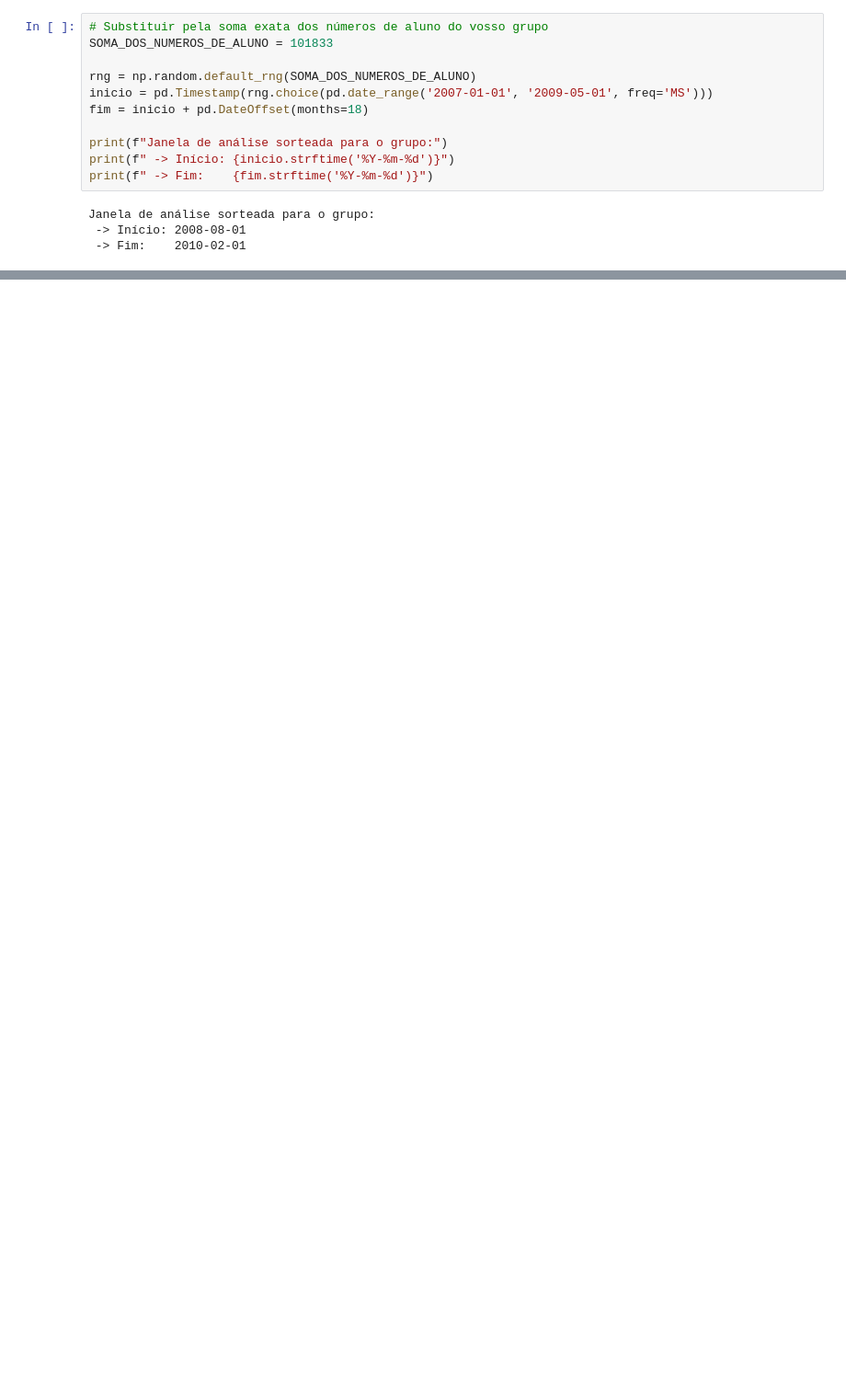
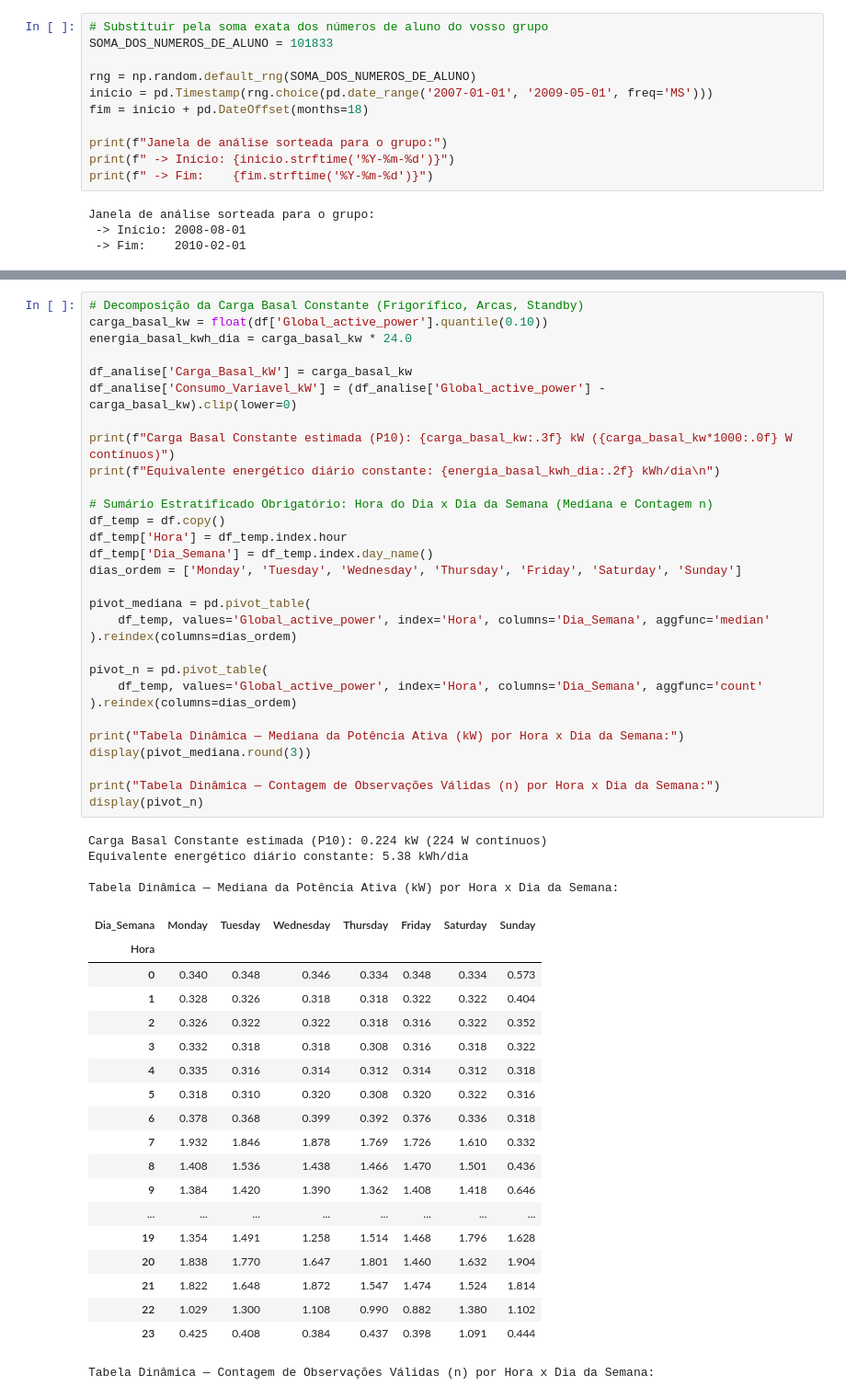
Before and after one commit to Francisco612/AD_Projeto_Final, a Jupyter notebook: notebooks/01_parte1_lusoenergia.ipynb, the cells around one changed output, grey strips where cells are left out. Shown at 92% size. Drawn from its saved outputs; the diff is of its cells as text; blank space fills up the shorter version.

```diff
--- a/notebooks/01_parte1_lusoenergia.ipynb
+++ b/notebooks/01_parte1_lusoenergia.ipynb
@@ -290,0 +342,54 @@ pivot_consumo = gerar_tabela_dinamica(df_sem_outliers, coluna='Global_active_pow
+# %%
+# Decomposição da Carga Basal Constante (Frigorífico, Arcas, Standby)
+carga_basal_kw = float(df['Global_active_power'].quantile(0.10))
+energia_basal_kwh_dia = carga_basal_kw * 24.0
+
+df_analise['Carga_Basal_kW'] = carga_basal_kw
+df_analise['Consumo_Variavel_kW'] = (df_analise['Global_active_power'] - carga_basal_kw).clip(lower=0)
+
+print(f"Carga Basal Constante estimada (P10): {carga_basal_kw:.3f} kW ({carga_basal_kw*1000:.0f} W contínuos)")
+print(f"Equivalente energético diário constante: {energia_basal_kwh_dia:.2f} kWh/dia\n")
+
+# Sumário Estratificado Obrigatório: Hora do Dia x Dia da Semana (Mediana e Contagem n)
+df_temp = df.copy()
+df_temp['Hora'] = df_temp.index.hour
+df_temp['Dia_Semana'] = df_temp.index.day_name()
+dias_ordem = ['Monday', 'Tuesday', 'Wednesday', 'Thursday', 'Friday', 'Saturday', 'Sunday']
+
+pivot_mediana = pd.pivot_table(
+    df_temp, values='Global_active_power', index='Hora', columns='Dia_Semana', aggfunc='median'
+).reindex(columns=dias_ordem)
+
+pivot_n = pd.pivot_table(
+    df_temp, values='Global_active_power', index='Hora', columns='Dia_Semana', aggfunc='count'
+).reindex(columns=dias_ordem)
+
+print("Tabela Dinâmica — Mediana da Potência Ativa (kW) por Hora x Dia da Semana:")
+display(pivot_mediana.round(3))
+
+print("Tabela Dinâmica — Contagem de Observações Válidas (n) por Hora x Dia da Semana:")
+display(pivot_n)
+# %% [output]
+Carga Basal Constante estimada (P10): 0.224 kW (224 W contínuos)
+Equivalente energético diário constante: 5.38 kWh/dia
+
+Tabela Dinâmica — Mediana da Potência Ativa (kW) por Hora x Dia da Semana:
+| Dia_Semana | Monday | Tuesday | Wednesday | Thursday | Friday | Saturday | Sunday |
+| Hora |  |  |  |  |  |  |  |
+| 0 | 0.340 | 0.348 | 0.346 | 0.334 | 0.348 | 0.334 | 0.573 |
+| 1 | 0.328 | 0.326 | 0.318 | 0.318 | 0.322 | 0.322 | 0.404 |
+| 2 | 0.326 | 0.322 | 0.322 | 0.318 | 0.316 | 0.322 | 0.352 |
+| 3 | 0.332 | 0.318 | 0.318 | 0.308 | 0.316 | 0.318 | 0.322 |
+| 4 | 0.335 | 0.316 | 0.314 | 0.312 | 0.314 | 0.312 | 0.318 |
+| 5 | 0.318 | 0.310 | 0.320 | 0.308 | 0.320 | 0.322 | 0.316 |
+| 6 | 0.378 | 0.368 | 0.399 | 0.392 | 0.376 | 0.336 | 0.318 |
+| 7 | 1.932 | 1.846 | 1.878 | 1.769 | 1.726 | 1.610 | 0.332 |
+| 8 | 1.408 | 1.536 | 1.438 | 1.466 | 1.470 | 1.501 | 0.436 |
+| 9 | 1.384 | 1.420 | 1.390 | 1.362 | 1.408 | 1.418 | 0.646 |
+| ... | ... | ... | ... | ... | ... | ... | ... |
+| 19 | 1.354 | 1.491 | 1.258 | 1.514 | 1.468 | 1.796 | 1.628 |
+| 20 | 1.838 | 1.770 | 1.647 | 1.801 | 1.460 | 1.632 | 1.904 |
+| 21 | 1.822 | 1.648 | 1.872 | 1.547 | 1.474 | 1.524 | 1.814 |
+| 22 | 1.029 | 1.300 | 1.108 | 0.990 | 0.882 | 1.380 | 1.102 |
+| 23 | 0.425 | 0.408 | 0.384 | 0.437 | 0.398 | 1.091 | 0.444 |
+Tabela Dinâmica — Contagem de Observações Válidas (n) por Hora x Dia da Semana:
```
Also changed, not shown: parts of 19 cells of this notebook, 8 other files.
